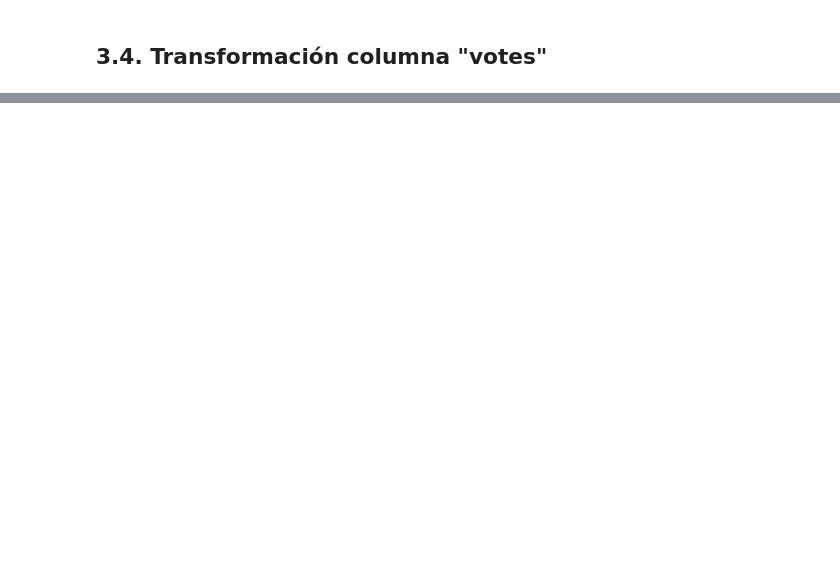
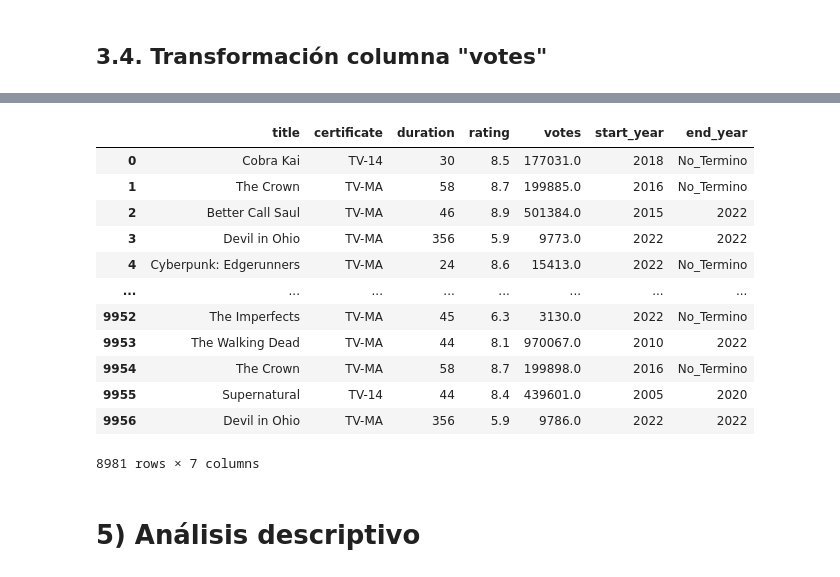
Before and after one commit to screid/MineriaDatos2022UTEM, a Jupyter notebook: Clase01_Preprocesamiento_Netflix/preprocesamiento_netflix.ipynb, the cells around one changed output, grey strips where cells are left out. Saved outputs shown, nothing was run; the diff lists cells and outputs as text; code cells hidden in the pictures; blank space fills up the shorter version.

Commit message:
ADD: until data analysis

```diff
--- a/Clase01_Preprocesamiento_Netflix/preprocesamiento_netflix.ipynb
+++ b/Clase01_Preprocesamiento_Netflix/preprocesamiento_netflix.ipynb
@@ -339,0 +356,18 @@ def limpieza_col_votes(
+# %%
+data_test = data.copy()
+# %%
+def preprocessing(
+    df: pd.DataFrame
+    ) -> pd.DataFrame:
+
+    # Elimino las siguientes columnas
+    df = df.drop(columns=["stars", "genre", "description"])
+
+    # Realizo la limpieza de las siguientes columnas
+    df = limpieza_col_duration(df = df)
+    df = limpieza_col_votes(df = df)
+    df = limpieza_col_year(df = df)
+
+    return df
+# %%
+data_preproccesed = preprocessing(df = data_test)
@@ -339,0 +390,18 @@ def limpieza_col_votes(
+# %%
+data_preproccesed
+# %% [output]
+|  | title | certificate | duration | rating | votes | start_year | end_year |
+| 0 | Cobra Kai | TV-14 | 30 | 8.5 | 177031.0 | 2018 | No_Termino |
+| 1 | The Crown | TV-MA | 58 | 8.7 | 199885.0 | 2016 | No_Termino |
+| 2 | Better Call Saul | TV-MA | 46 | 8.9 | 501384.0 | 2015 | 2022 |
+| 3 | Devil in Ohio | TV-MA | 356 | 5.9 | 9773.0 | 2022 | 2022 |
+| 4 | Cyberpunk: Edgerunners | TV-MA | 24 | 8.6 | 15413.0 | 2022 | No_Termino |
+| ... | ... | ... | ... | ... | ... | ... | ... |
+| 9952 | The Imperfects | TV-MA | 45 | 6.3 | 3130.0 | 2022 | No_Termino |
+| 9953 | The Walking Dead | TV-MA | 44 | 8.1 | 970067.0 | 2010 | 2022 |
+| 9954 | The Crown | TV-MA | 58 | 8.7 | 199898.0 | 2016 | No_Termino |
+| 9955 | Supernatural | TV-14 | 44 | 8.4 | 439601.0 | 2005 | 2020 |
+| 9956 | Devil in Ohio | TV-MA | 356 | 5.9 | 9786.0 | 2022 | 2022 |
+8981 rows × 7 columns
+# %% [markdown]
+# 5) Análisis descriptivo
```
Also changed, not shown: parts of 8 cells of this notebook.
